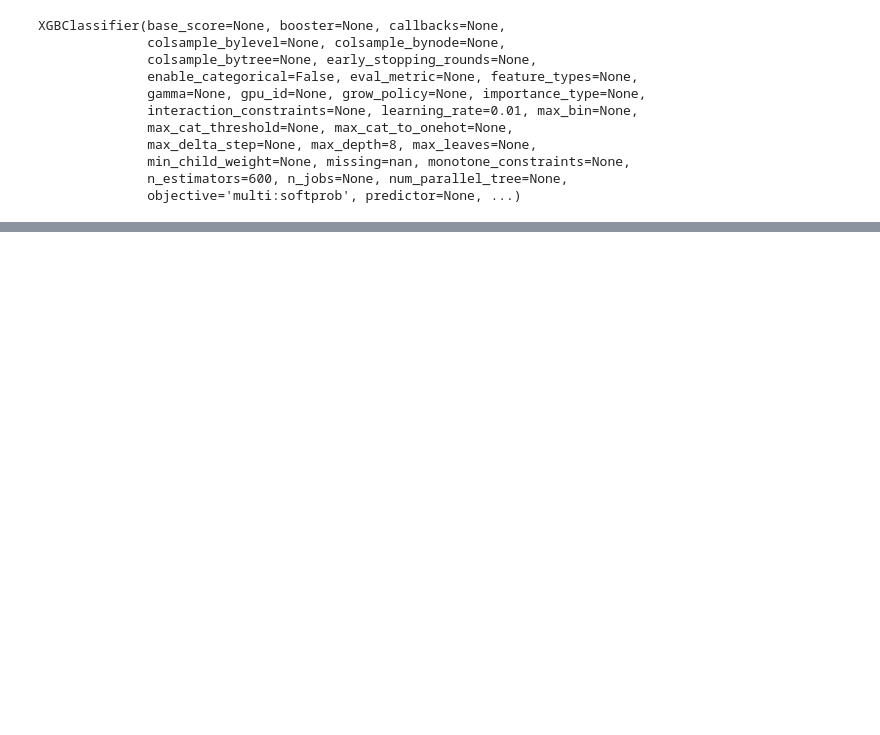
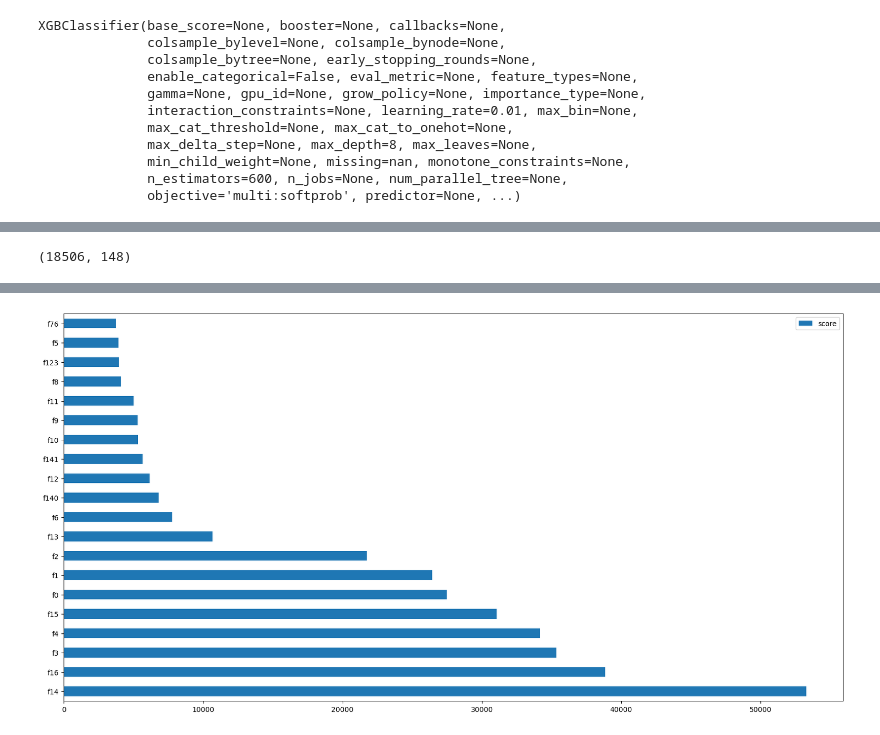
Before and after one commit to Njaramba-Riri/expenditure-prediction, a Jupyter notebook: Models/XGBoost.ipynb, the cells around one changed output, grey strips where cells are left out. Saved outputs shown, nothing was run; the diff lists cells and outputs as text; code cells hidden in the pictures; blank space fills up the shorter version.

```diff
--- a/Models/XGBoost.ipynb
+++ b/Models/XGBoost.ipynb
@@ -210,0 +261,12 @@ NameError: name 'plot_importance' is not defined
+# %%
+X.shape
+# %% [output]
+(18506, 148)
+# %%
+feature_important = model.get_booster().get_score(importance_type='weight')
+keys = list(feature_important.keys())
+values = list(feature_important.values())
+
+data = pd.DataFrame(data=values, index=keys, columns=["score"]).sort_values(by = "score", ascending=True)
+data.nlargest(20, columns="score").plot(kind='barh', figsize = (20,10)); ## plot top 40 features
+# %% [output]
@@ -210,0 +274 @@ NameError: name 'plot_importance' is not defined
+[figure, added]
```
Also changed, not shown: parts of 21 cells of this notebook, 5 other files.
